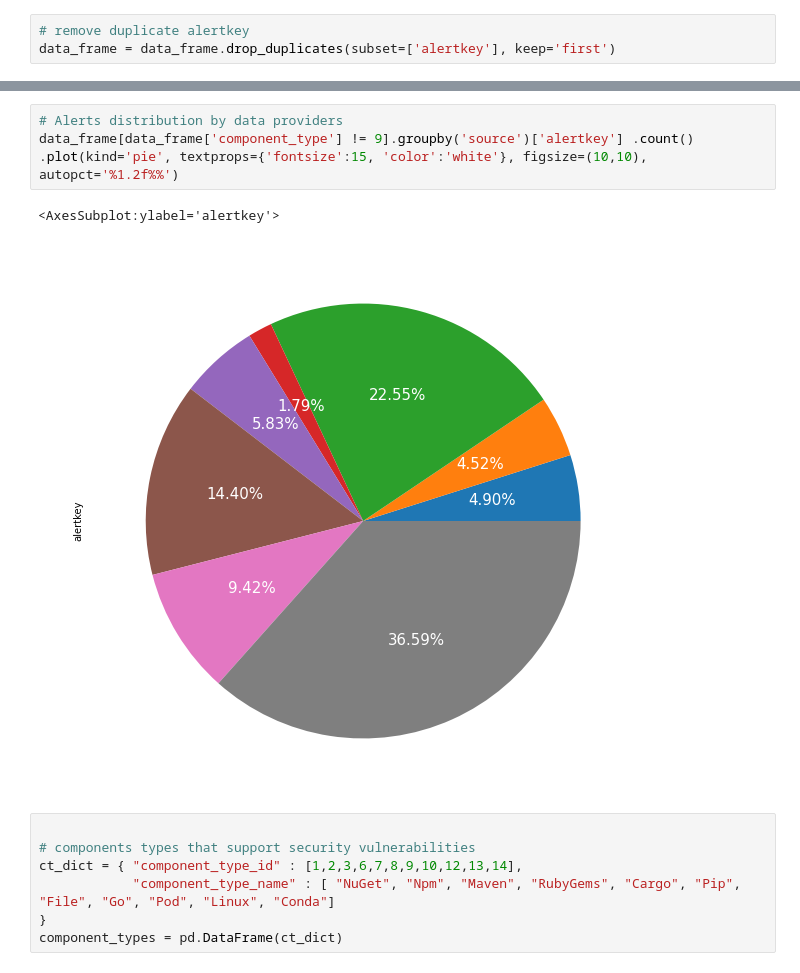
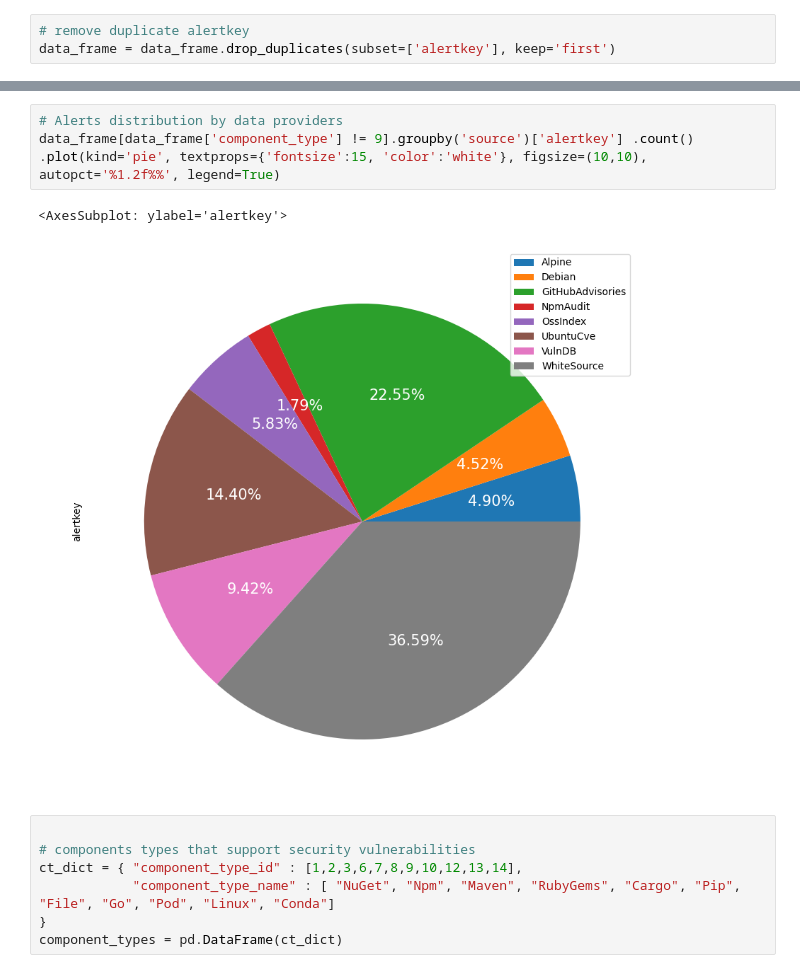
Before and after one commit to jcfiorenzano/data-providers-analysis, a Jupyter notebook: data-providers-analysis.ipynb, the cells around one changed output, grey strips where cells are left out. Saved outputs shown, nothing was run; the diff lists cells and outputs as text.

Commit message:
Getting the initial data

```diff
--- a/data-providers-analysis.ipynb
+++ b/data-providers-analysis.ipynb
@@ -47,9 +66,9 @@ data_frame = data_frame.merge(sources_df, left_on='alertkey', right_on='alertkey
 # %%
 # Alerts distribution by data providers
-data_frame[data_frame['component_type'] != 9].groupby('source')['alertkey'] .count() .plot(kind='pie', textprops={'fontsize':15, 'color':'white'}, figsize=(10,10), autopct='%1.2f%%')
+data_frame[data_frame['component_type'] != 9].groupby('source')['alertkey'] .count() .plot(kind='pie', textprops={'fontsize':15, 'color':'white'}, figsize=(10,10), autopct='%1.2f%%', legend=True)
 # %% [output]
-<AxesSubplot:ylabel='alertkey'>
+<AxesSubplot: ylabel='alertkey'>
-[figure, old version]
+[figure, new version]
 # %%
 
 # components types that support security vulnerabilities
```
Also changed, not shown: parts of 19 cells of this notebook, 4 other files.
